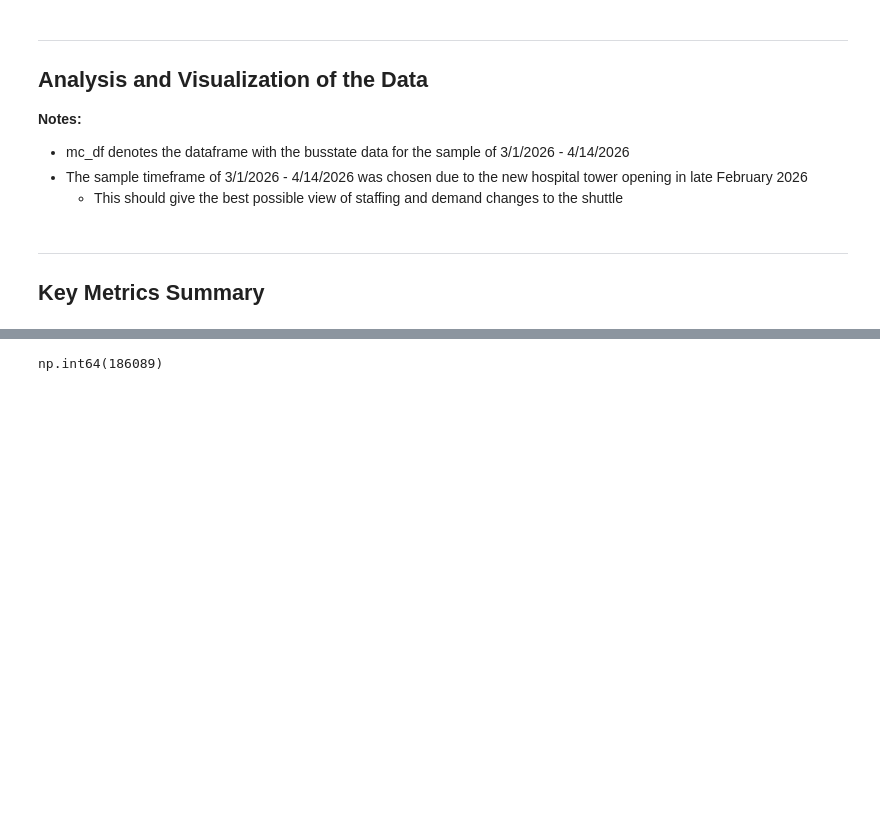
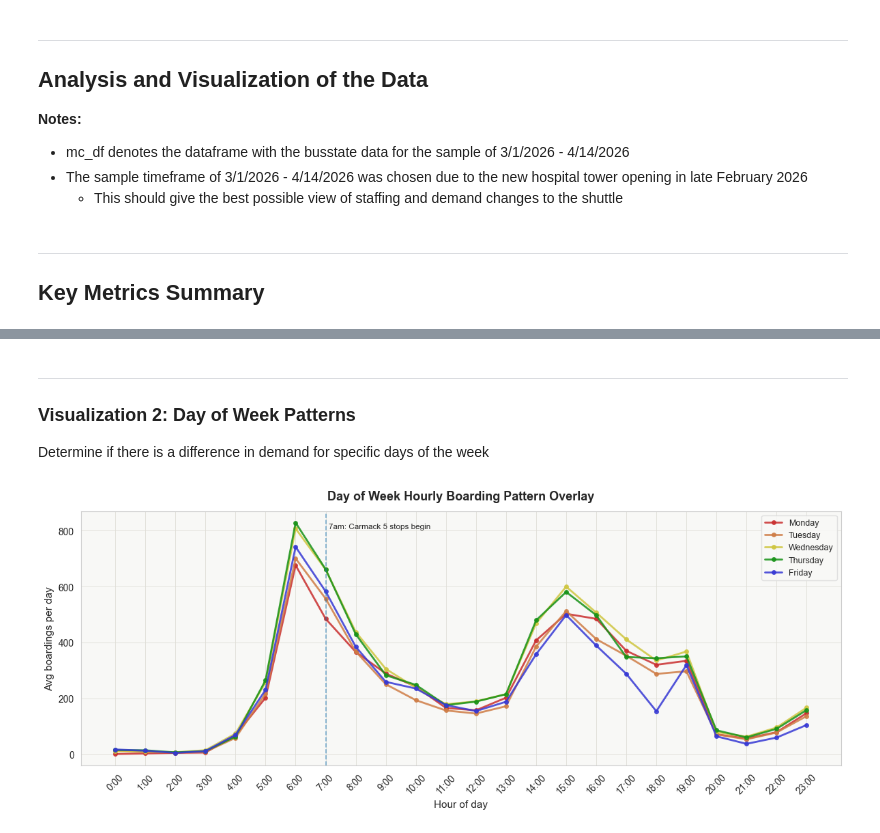
Before and after one commit to morgan1461/WMC-dashboard, a Jupyter notebook: analysis_notebooks/peak_hours.ipynb, the cells around one changed output, grey strips where cells are left out. Cells and saved outputs as stored; diff of their text form; code cells hidden in the pictures; blank space fills up the shorter version.

```diff
--- a/analysis_notebooks/peak_hours.ipynb
+++ b/analysis_notebooks/peak_hours.ipynb
@@ -340,3 +354,60 @@ Q3 (75th percentile): 11606.0
+# %% [markdown]
+
+---
+
+### Visualization 2: Day of Week Patterns
+
+Determine if there is a difference in demand for specific days of the week
 # %%
+# set order and colors for days
+colors = {
+    'Monday': '#C92E2E',
+    'Tuesday': '#CF7D46',
+    'Wednesday': '#CFC640',
+    'Thursday': '#179217',
+    'Friday': '#3638D4'
+}
+day_order = ['Monday', 'Tuesday', 'Wednesday', 'Thursday', 'Friday']
+
+# Subset data into hourly boardings by day of week
+hourly_by_day = (
+    mc_df[mc_df['weekday'].isin(day_order)]
+    .groupby(['weekday', 'weekday_num', 'hour'])['boardings']
+    .sum()
+    .reset_index()
+    .sort_values(['weekday_num', 'hour'])
+)
+
+# Normalize to per-occurrence average (divide by number of each weekday in sample)
+day_counts = mc_df.groupby('weekday')['date'].apply(lambda x: x.dt.date.nunique())
+hourly_by_day['avg_boardings'] = hourly_by_day.apply(
+    lambda r: r['boardings'] / day_counts.get(r['weekday'], 1), axis=1
+)
+
+fig, ax = plt.subplots(figsize=(12, 5))
+
+for day in day_order:
+    subset = hourly_by_day[(hourly_by_day['weekday'] == day)]
+    color = colors[day]
+
+    ax.plot(subset['hour'], subset['avg_boardings'], marker='o', markersize=4, linewidth=2, color=color, label=day, alpha=0.85)
+
+# Indicate when carmack 5 stops begin
+ax.axvline(x=CARMACK_5_BEGINS, linewidth=1.2,
+           linestyle='--', alpha=0.6)
+ax.text(CARMACK_5_BEGINS + 0.1, ax.get_ylim()[1] * 0.95,
+        '7am: Carmack 5 stops begin', fontsize=8.5, va='top')
+
+ax.set_xticks(range(hourly_by_day['hour'].min(), hourly_by_day['hour'].max() + 1))
+ax.set_xticklabels([f'{h}:00' for h in range(hourly_by_day['hour'].min(), hourly_by_day['hour'].max() + 1)],
+                    rotation=45)
+ax.set_xlabel('Hour of day')
+ax.set_ylabel('Avg boardings per day')
+ax.set_title('Day of Week Hourly Boarding Pattern Overlay', pad=12)
+ax.legend(loc='upper right', fontsize=9, framealpha=0.9, edgecolor='#ddd')
+
+plt.tight_layout()
+plt.savefig('2_hourly_boardings_by_day.png', dpi=150, bbox_inches='tight')
+plt.show()
 # %% [output]
-np.int64(186089)
+[figure, added]
```
Also changed, not shown: parts of 12 cells of this notebook.
